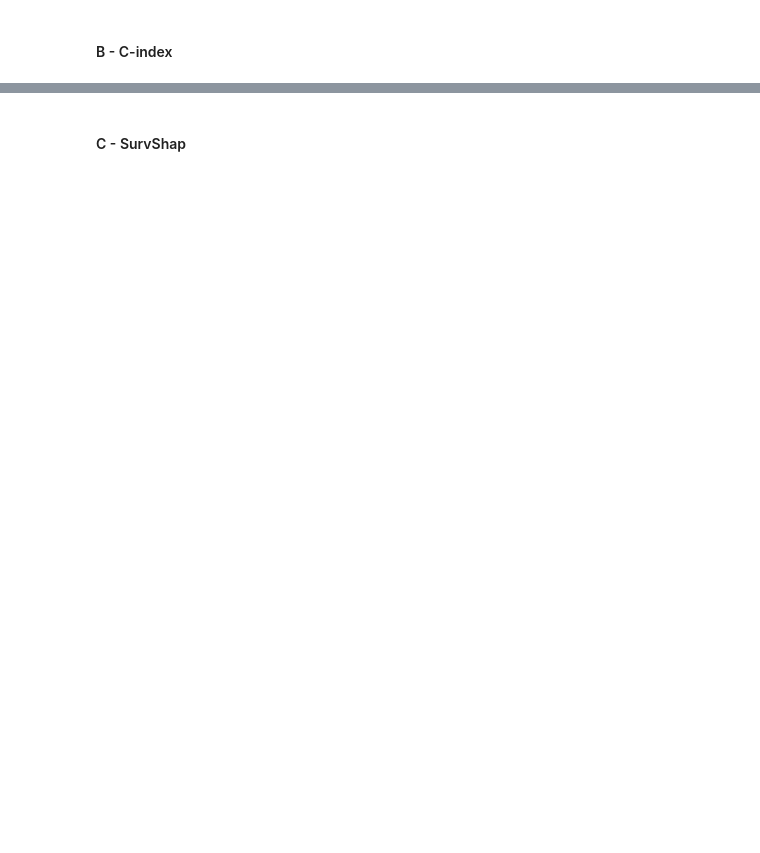
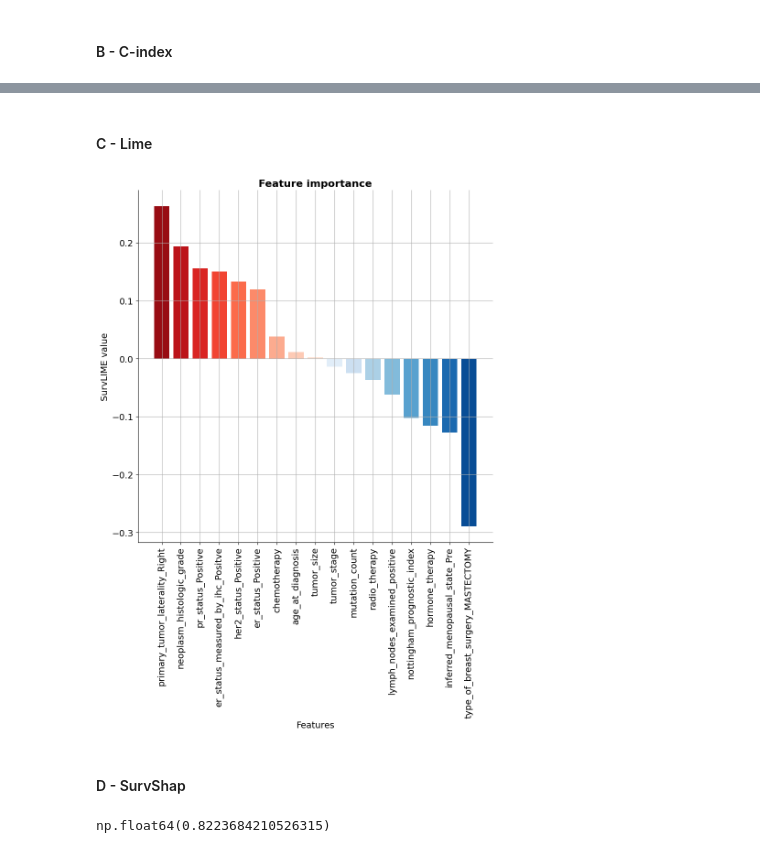
Before and after one commit to Clement-Dn/Surv-ML, a Jupyter notebook: BasicSurv.ipynb, the cells around one changed output, grey strips where cells are left out. Saved outputs shown, nothing was run; the diff lists cells and outputs as text; code cells hidden in the pictures; blank space fills up the shorter version.

Commit message:
Lime :)

```diff
--- a/BasicSurv.ipynb
+++ b/BasicSurv.ipynb
@@ -302,2 +303,35 @@ np.float64(0.7263132645718398)
 # %% [markdown]
-#### C - SurvShap
+#### C - Lime
+# %%
+# SurvLime for RSF
+explainer_rsf = SurvLimeExplainer(
+    training_features=X_train,
+    training_events=[tp[0] for tp in y_train_RSF],
+    training_times=[tp[1] for tp in y_train_RSF],
+    model_output_times=rsf.event_times_,
+    random_state=10,
+)
+
+b_rsf = explainer_rsf.explain_instance(
+    data_row=X_test.iloc[1,:],
+    predict_fn=rsf.predict_cumulative_hazard_function,
+    num_samples=1000,
+    verbose=False,
+)
+
+explainer_rsf.plot_weights()
+# %% [output]
+[figure, added]
+# %% [markdown]
+#### D - SurvShap
+# %%
+X_exp= X_train.iloc[:20,:5]
+y_exp= y.iloc[:20,:]
+y_exp = Surv.from_dataframe("Died_of_Desease", "overall_survival_months", y_exp)
+
+
+rsf = RandomSurvivalForest(random_state=42, n_estimators=100, min_samples_split=8, min_samples_leaf=4, max_features=3, max_samples=0.8)
+rsf.fit(X_exp, y_exp)
+rsf.score(X_exp, y_exp)
+# %% [output]
+np.float64(0.8223684210526315)
```
Also changed, not shown: parts of 17 cells of this notebook, 8 other files.
